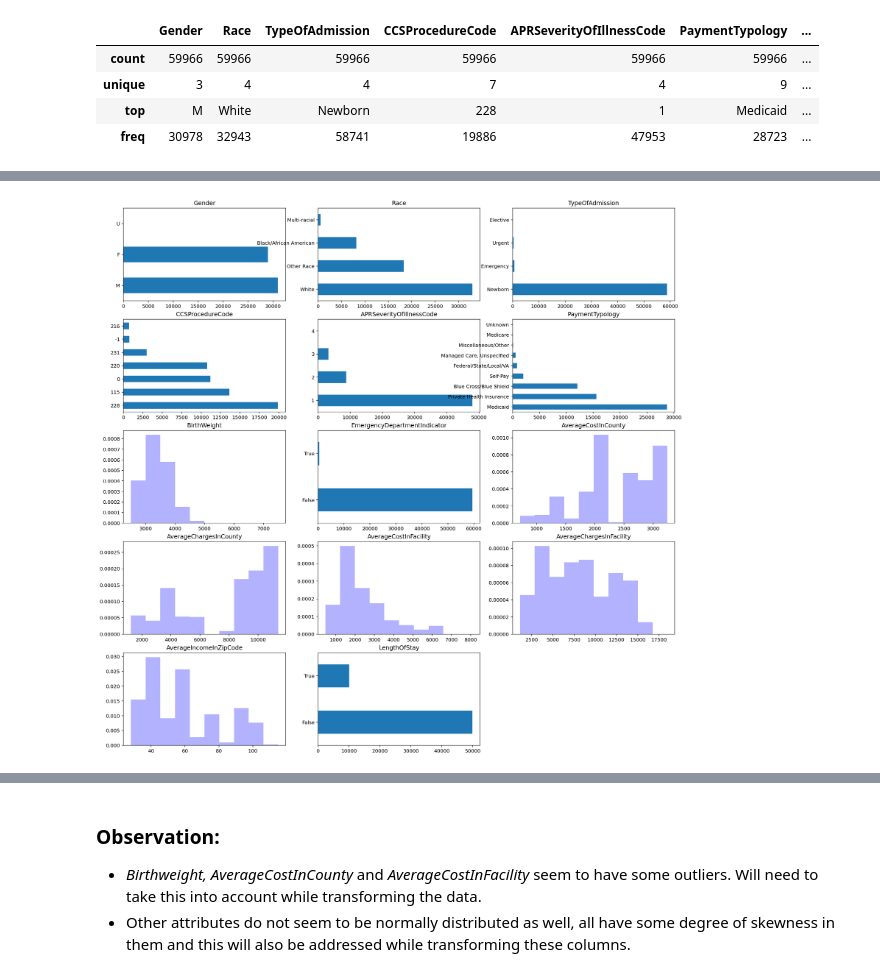
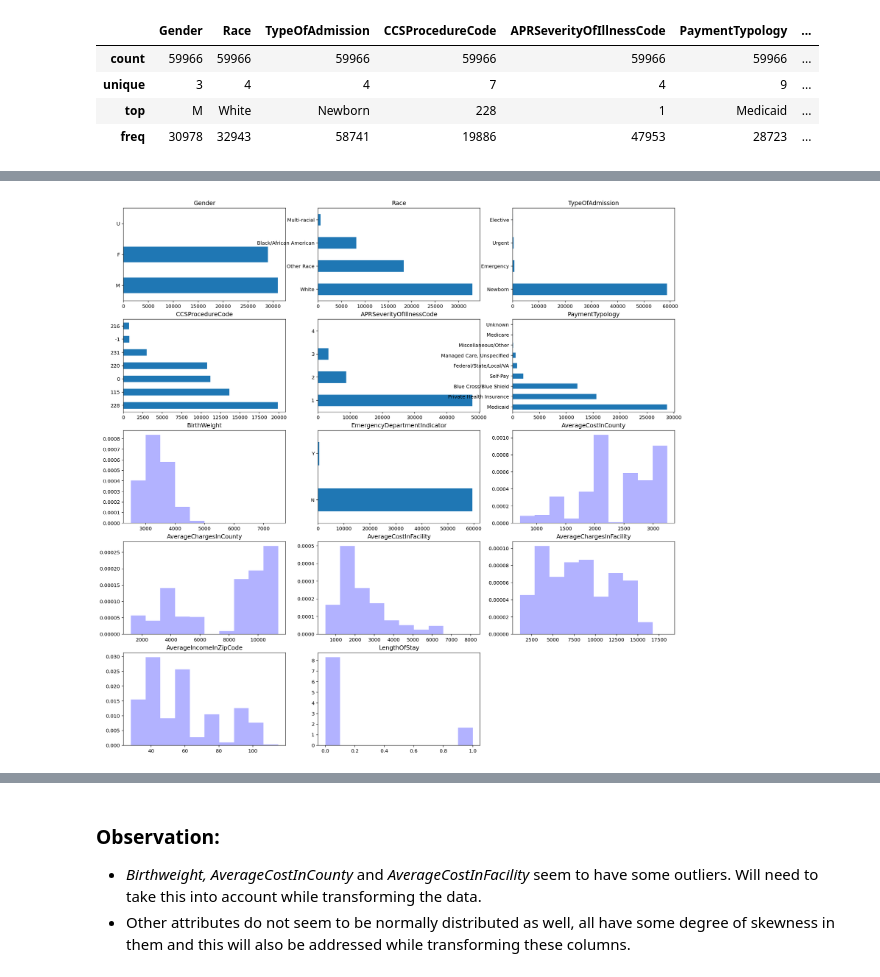
Before and after one commit to shekhar-hazari/CML_assignment_1, a Jupyter notebook: s3831855.ipynb, the cells around one changed output, grey strips where cells are left out. Drawn from its saved outputs; the diff is of its cells as text; code cells hidden in the pictures.

```diff
--- a/s3831855.ipynb
+++ b/s3831855.ipynb
@@ -71,14 +71,17 @@ memory usage: 6.9+ MB
 - All these columns are not in the desired type for example *CCSProcedureCode* has been imported as an int data type where it's a category of procedure used. These type conversions will be done in next section
 # %%
 # Converting columns to correct datatypes based on attribute definitions in assignment specifications
-data.CCSProcedureCode = data.CCSProcedureCode.astype('category')
+cat_col = ['Gender', 'Race', 'TypeOfAdmission', 'CCSProcedureCode',
+           'PaymentTypology', 'EmergencyDepartmentIndicator']
+num_col = ['AverageCostInCounty','AverageChargesInCounty', 'AverageCostInFacility',
+           'AverageChargesInFacility', 'AverageIncomeInZipCode', 'BirthWeight']
 severity_dtype = pd.api.types.CategoricalDtype(
     categories=[1, 2, 3, 4], ordered=True)
 data.APRSeverityOfIllnessCode = data.APRSeverityOfIllnessCode.astype(severity_dtype)
-data.loc[data.EmergencyDepartmentIndicator == "Y", "EmergencyDepartmentIndicator"] = True
-data.loc[data.EmergencyDepartmentIndicator == "N", "EmergencyDepartmentIndicator"] = False
-data.EmergencyDepartmentIndicator = data.EmergencyDepartmentIndicator.astype('bool')
-data.LengthOfStay = data.LengthOfStay > 3
+data.loc[data.LengthOfStay < 4, "LengthOfStay"] = 0
+data.loc[data.LengthOfStay > 3, "LengthOfStay"] = 1
+for column_name in cat_col:
+    data[column_name] = data[column_name].astype('category')
 # %%
 # Displaying the data information again
 data.info()
@@ -153,18 +164,15 @@ Has a total of 2 unique values 'FALSE' being the highest, which means most cases
 # %%
 plt.figure(figsize=(20,20))
 for i, column in enumerate(data.columns):
     plt.subplot(5,3,i+1)
-    if data[column].dtype == bool:
-        data[column].value_counts().plot.barh()
-        plt.title(column)
-    elif is_numeric_dtype(data[column]):
+    if is_numeric_dtype(data[column]):
         plt.hist(data[column], alpha=0.3, color='b', density=True)
         plt.title(column)
     else:
         data[column].value_counts().plot.barh()
         plt.title(column)
 # %% [output]
-[figure, old version]
+[figure, new version]
 # %% [markdown]
 ## Frequencies
 #### Gender:
```
Also changed, not shown: parts of 28 cells of this notebook.
